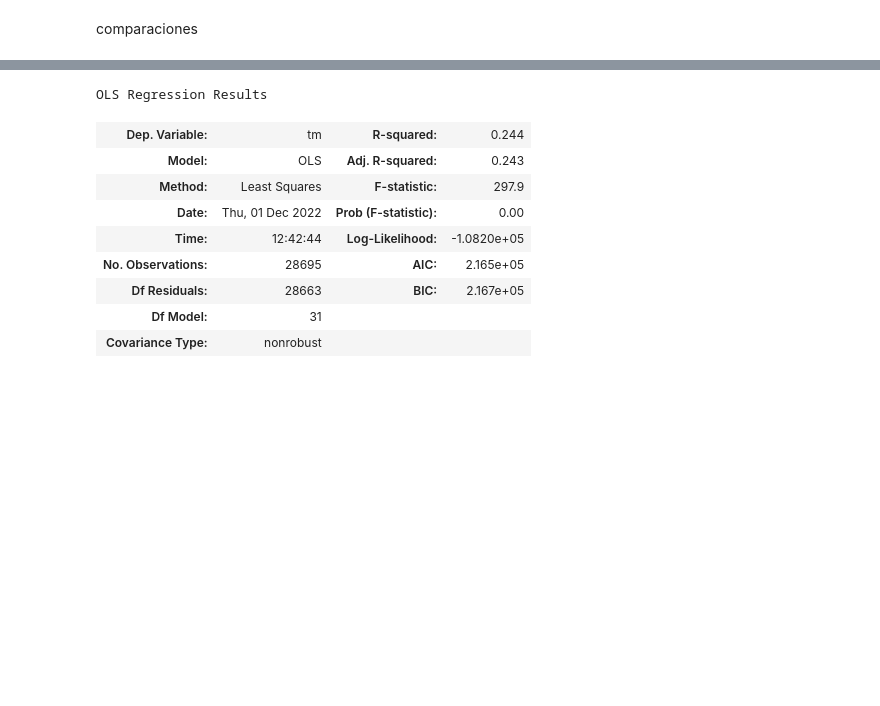
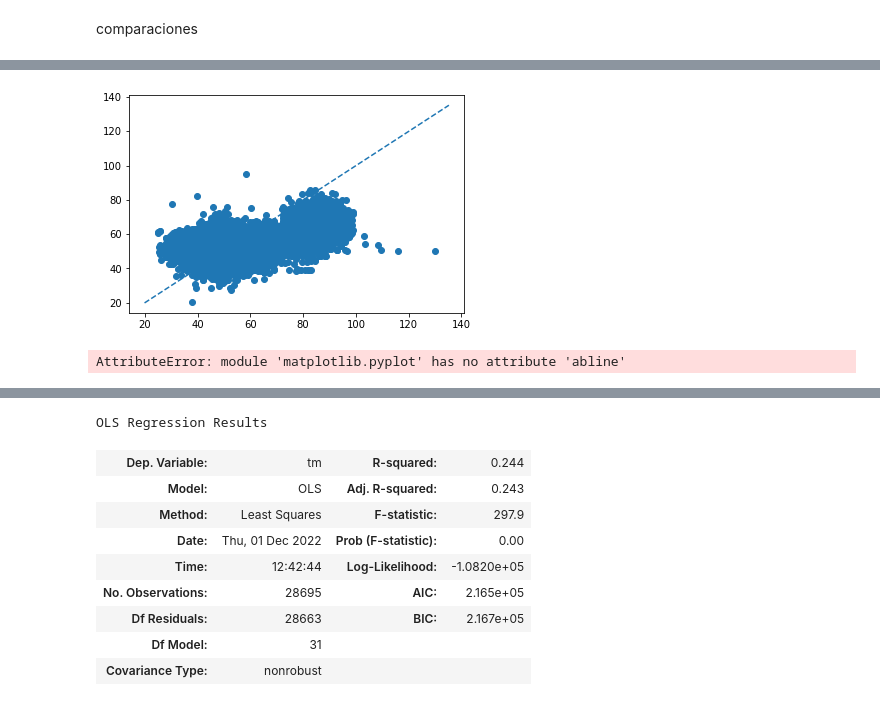
Before and after one commit to Germanchelo13/Novozymes-Enzyme-Stability-Prediction, a Jupyter notebook: prediccion.ipynb, the cells around one changed output, grey strips where cells are left out. Drawn from its saved outputs; the diff is of its cells as text; code cells hidden in the pictures; blank space fills up the shorter version.

```diff
--- a/prediccion.ipynb
+++ b/prediccion.ipynb
@@ -156,0 +177,10 @@ pred_test=pd.concat([Y_test,y_test_pred ] , axis=1)
+# %%
+plt.scatter(x=pred_train["tm"],y=pred_train[0])
+abline(1,0)
+# %% [output]
+[figure, added]
+# %%
+
+plt.abline(intercept=0, slope=1)
+# %% [output]
+AttributeError: module 'matplotlib.pyplot' has no attribute 'abline'
```
Also changed, not shown: parts of 8 cells of this notebook, 1 other file.
